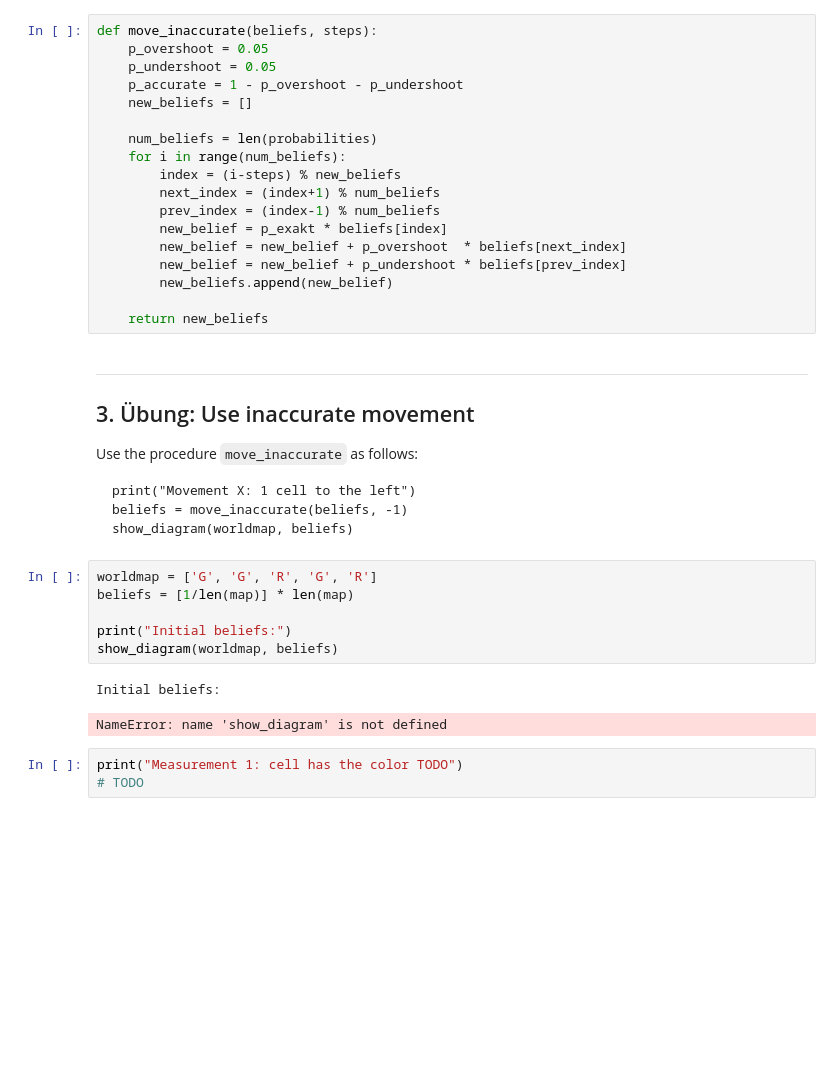
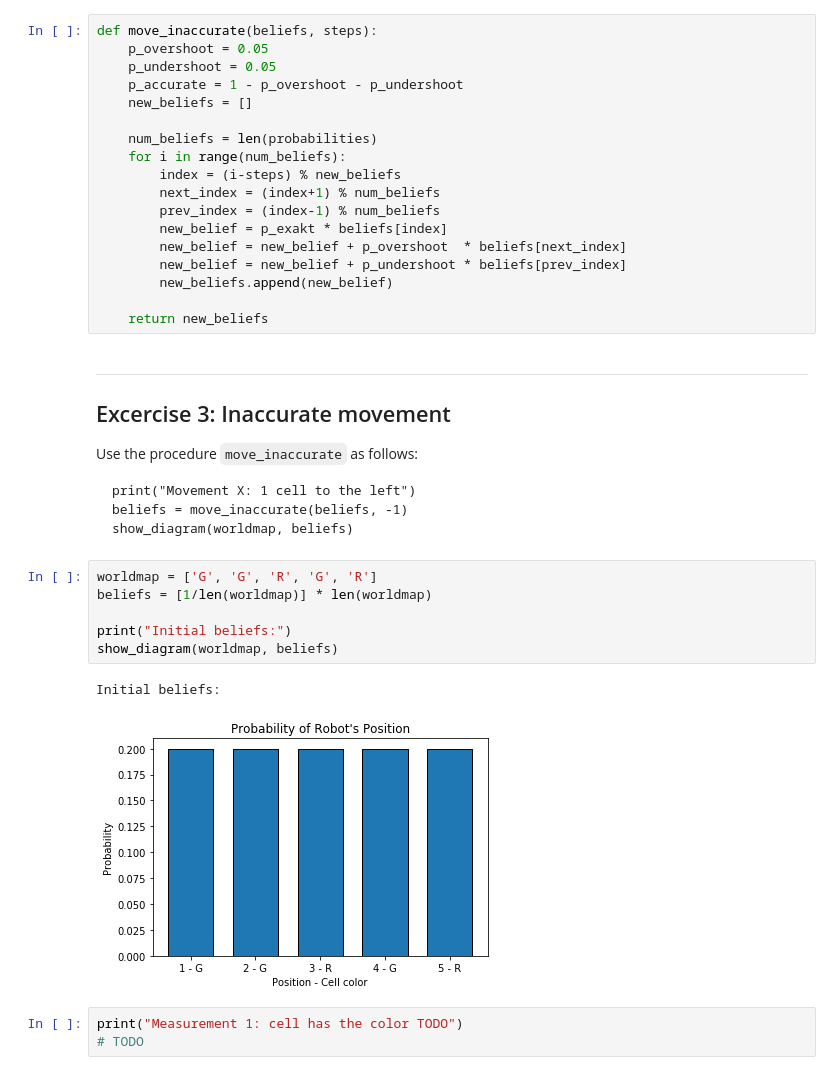
Before and after one commit to fgr/itad2018, a Jupyter notebook: localization1/2_localization_1d_with_noise.ipynb, the cells around one changed output. Drawn from its saved outputs; the diff is of its cells as text; blank space fills up the shorter version.

```diff
--- a/localization1/2_localization_1d_with_noise.ipynb
+++ b/localization1/2_localization_1d_with_noise.ipynb
@@ -129,7 +131,7 @@ def move_inaccurate(beliefs, steps):
 # %% [markdown]
 ----
 
-## 3. Übung: Use inaccurate movement
+## Excercise 3: Inaccurate movement
 
 Use the procedure `move_inaccurate` as follows:
 
@@ -138,13 +140,13 @@ Use the procedure `move_inaccurate` as follows:
     show_diagram(worldmap, beliefs)
 # %%
 worldmap = ['G', 'G', 'R', 'G', 'R']
-beliefs = [1/len(map)] * len(map)
+beliefs = [1/len(worldmap)] * len(worldmap)
 
 print("Initial beliefs:")
 show_diagram(worldmap, beliefs)
 # %% [output]
 Initial beliefs:
-NameError: name 'show_diagram' is not defined
+[figure, added]
 # %%
 print("Measurement 1: cell has the color TODO")
 # TODO
```
Also changed, not shown: parts of 5 cells of this notebook.
